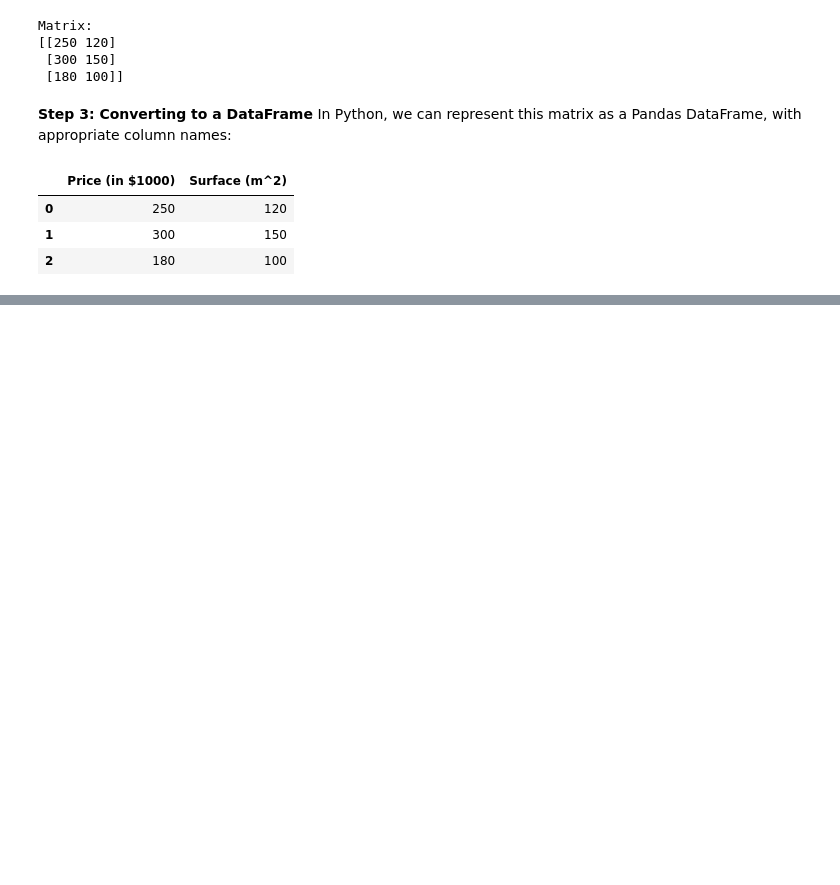
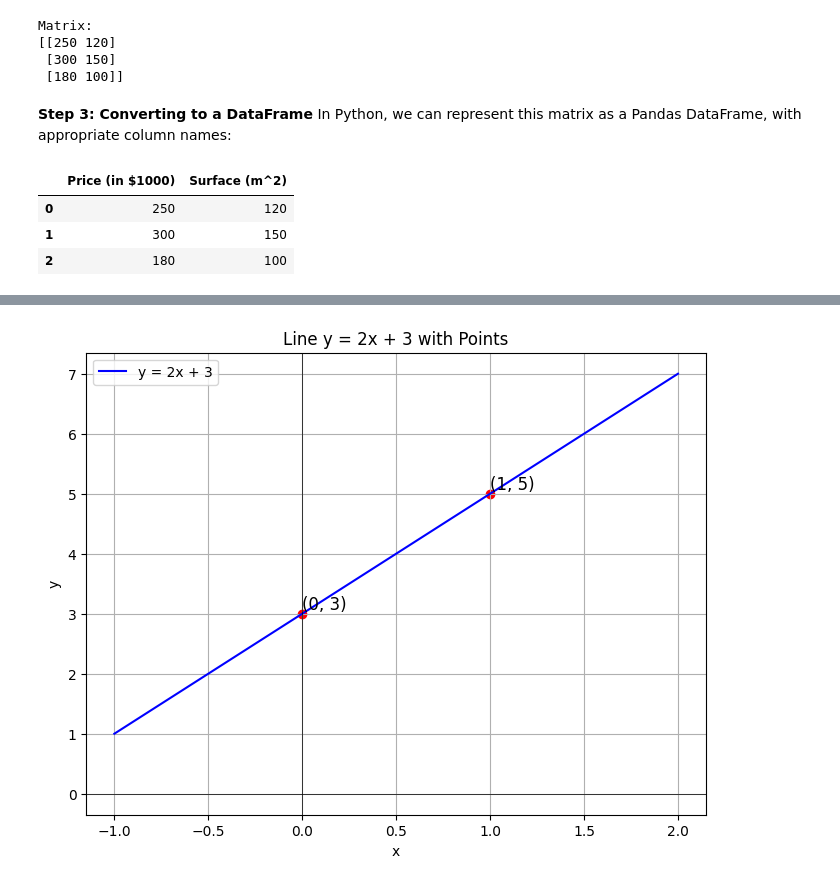
Before and after one commit to themarisolhernandez/ds-review-lessons, a Jupyter notebook: 05-calculus-and-l-algebra.ipynb, the cells around one changed output, grey strips where cells are left out. Cells and saved outputs as stored; diff of their text form; code cells hidden in the pictures; blank space fills up the shorter version.

```diff
--- a/05-calculus-and-l-algebra.ipynb
+++ b/05-calculus-and-l-algebra.ipynb
@@ -1221,0 +1279,33 @@ df
+# %%
+# Define the line function
+def line(x):
+    return 2 * x + 3
+
+# Define x values
+x = np.linspace(-1, 2, 400)
+y = line(x)
+
+# Define the points
+x_points = np.array([0, 1])
+y_points = line(x_points)
+
+# Create the plot
+plt.figure(figsize=(8, 6))
+plt.plot(x, y, label='y = 2x + 3', color='blue')
+plt.scatter(x_points, y_points, color='red')  # Points (0, 3) and (1, 5)
+plt.text(0, 3, '(0, 3)', fontsize=12, verticalalignment='bottom')
+plt.text(1, 5, '(1, 5)', fontsize=12, verticalalignment='bottom')
+
+# Add labels, title, and legend
+plt.xlabel('x')
+plt.ylabel('y')
+plt.title('Line y = 2x + 3 with Points')
+plt.axhline(0, color='black', linewidth=0.5)
+plt.axvline(0, color='black', linewidth=0.5)
+plt.grid(True)
+plt.legend()
+
+# Show the plot
+plt.show()
+# %% [output]
+[figure, added]
```
Also changed, not shown: parts of 3 cells of this notebook.
